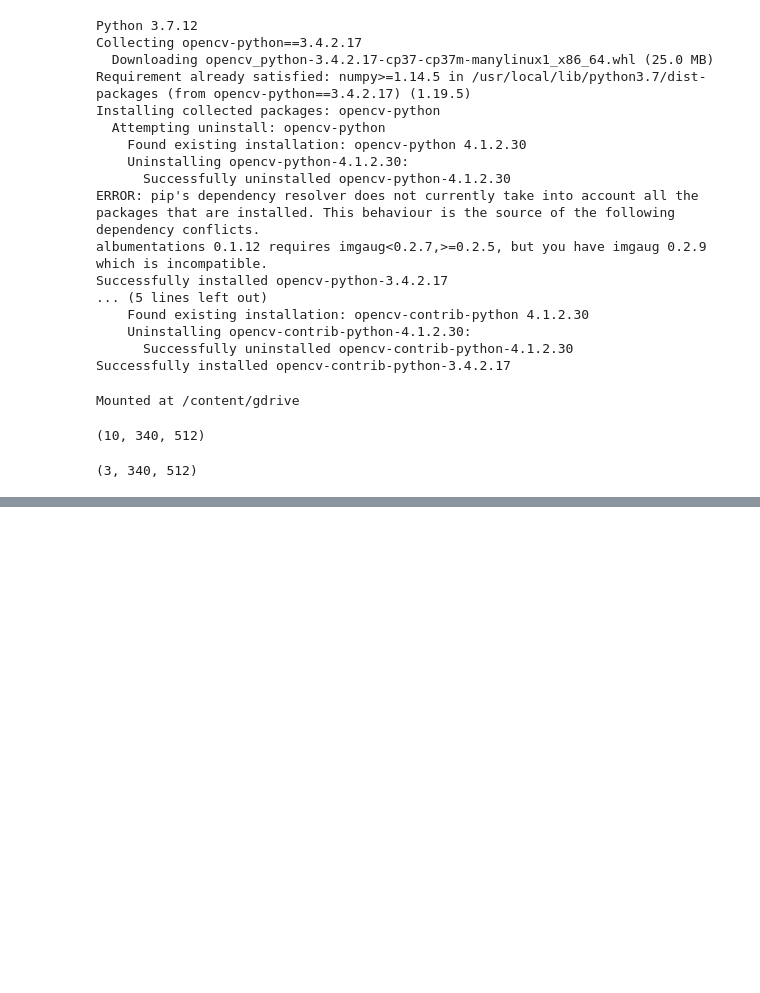
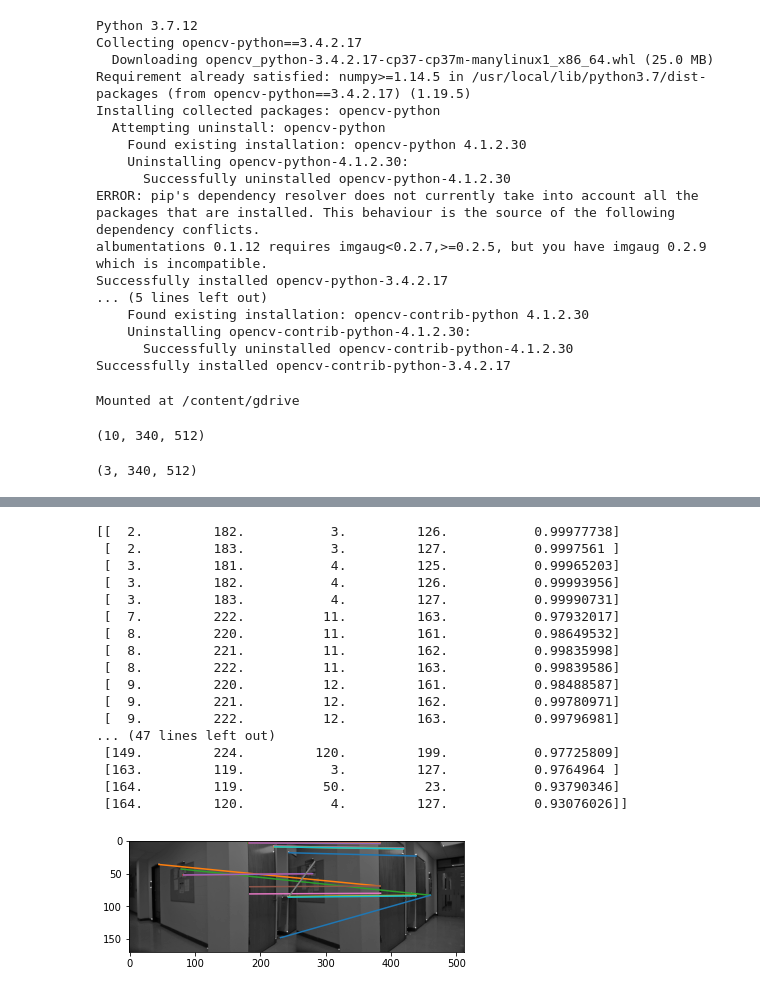
Before and after one commit to scheung97/EECE5639_ComputerVision, a Jupyter notebook: p2.ipynb, the cells around one changed output, grey strips where cells are left out. Cells and saved outputs as stored; diff of their text form; code cells hidden in the pictures; blank space fills up the shorter version.

```diff
--- a/p2.ipynb
+++ b/p2.ipynb
@@ -252,7 +277,7 @@ def get_patch(img, h, w, n):
 
 def match_patches(img1, img2, corners1, corners2):
     # match corners between two image
-    matches = np.zeros((np.sum(corners1>0), 5))
+    matches = np.zeros((np.sum(corners1 > 0), 5))
 
     coords1 = corner_coords(corners1)
     coords2 = corner_coords(corners2)
@@ -260,11 +285,11 @@ def match_patches(img1, img2, corners1, corners2):
     for i in range(0, len(coords1)):
         h1, w1 = coords1[i]
         match = np.array([h1,w1, 0,0, 0])
-        patch1 = get_patch(img1, h1, w1, 5)
+        patch1 = get_patch(img1, h1, w1, 7)
 
         for j in range(0, len(coords2)):
             h2, w2 = coords2[j]
-            patch2 = get_patch(img2, h2, w2, 5)
+            patch2 = get_patch(img2, h2, w2, 7)
 
             #stacked_imgs = np.hstack([patch1, patch2])
             #cv2_imshow(stacked_imgs)
@@ -293,35 +318,54 @@ def match_patches(img1, img2, corners1, corners2):
                 match = np.array([h1,w1, h2,w2, ncc])
 
         matches[i,:] = match
 
     return matches
 
 def plot_matches(img1, img2, matches):
     # draw lines between matching patches
     h_offset = img1.shape[0]
     w_offset = img1.shape[1]
 
-    print(np.round(matches,3))
+    print(matches)
     x = np.copy(matches[:,0:4:2])
     #x[:,1] = x[:,1] + h_offset
     #print(x)
     y = np.copy(matches[:,1:4:2])
     y[:,1] = y[:,1] + w_offset
     #print(y)
 
     #stacked_imgs = np.vstack([img1, img2])
     stacked_imgs = np.hstack([img1, img2])
     plt.imshow(stacked_imgs, cmap='gray')
 
     for i in range(0, x.shape[0]):
-        if matches[i,-1] >= 0.99:
+        if matches[i,-1] >= 0.985:
             # only draw really good matches
             plt.plot(y[i,:], x[i,:])
 
     return
 
 matches = match_patches(h_img1, h_img2, corners1, corners2)
 plot_matches(h_img1, h_img2, matches)
+# %% [output]
+[[  2.         182.           3.         126.           0.99977738]
+ [  2.         183.           3.         127.           0.9997561 ]
+ [  3.         181.           4.         125.           0.99965203]
+ [  3.         182.           4.         126.           0.99993956]
+ [  3.         183.           4.         127.           0.99990731]
+ [  7.         222.          11.         163.           0.97932017]
+ [  8.         220.          11.         161.           0.98649532]
+ [  8.         221.          11.         162.           0.99835998]
+ [  8.         222.          11.         163.           0.99839586]
+ [  9.         220.          12.         161.           0.98488587]
+ [  9.         221.          12.         162.           0.99780971]
+ [  9.         222.          12.         163.           0.99796981]
+... (47 lines left out)
+ [149.         224.         120.         199.           0.97725809]
+ [163.         119.           3.         127.           0.9764964 ]
+ [164.         119.          50.          23.           0.93790346]
+ [164.         120.           4.         127.           0.93076026]]
+[figure, added]
 # %%
 # iv. Estimate the homography using the above correspondences. Note that these
 # correspondences are likely to have many errors (outliers). That is ok: you
```
Also changed, not shown: parts of 4 cells of this notebook.
